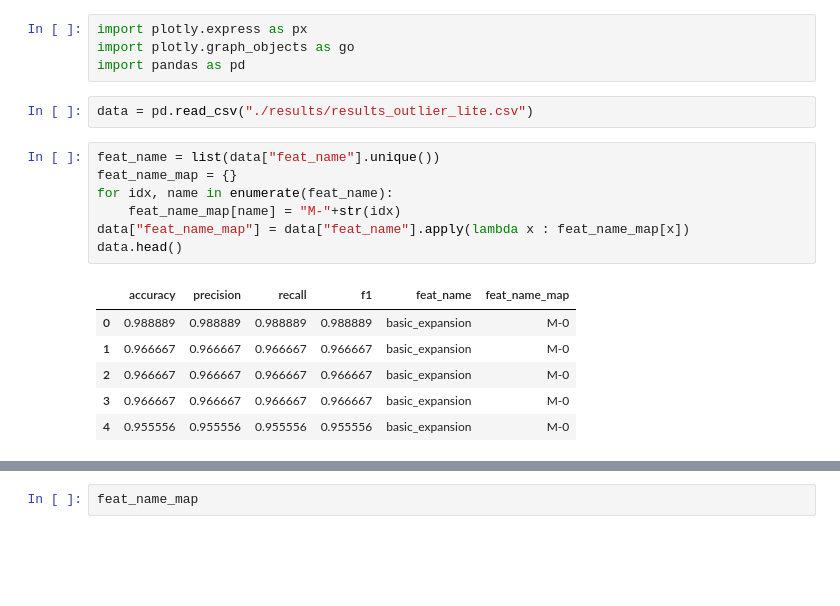
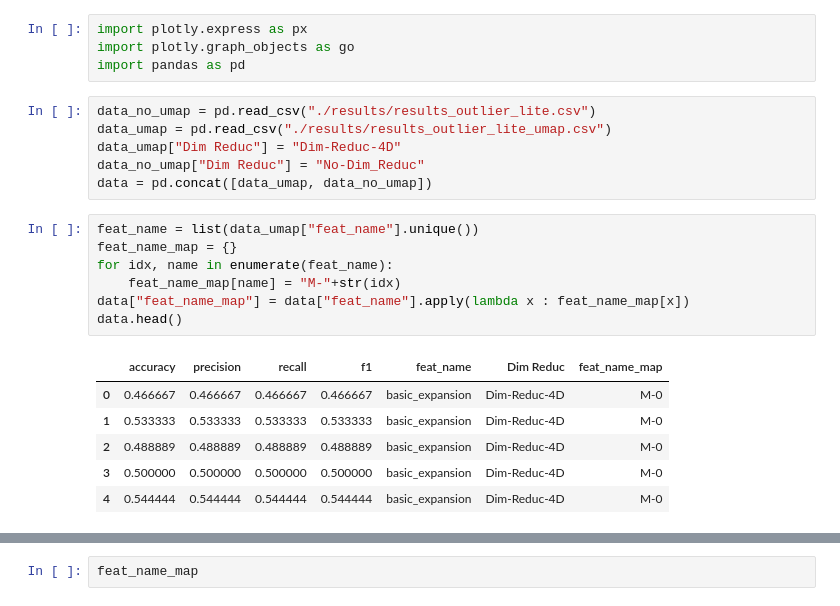
Before and after one commit to elmspace/NEExT, a Jupyter notebook: experiments/abcd/outlier_classification_experiment/analysis.ipynb, the cells around one changed output, grey strips where cells are left out. Saved outputs shown, nothing was run; the diff lists cells and outputs as text; blank space fills up the shorter version.

```diff
--- a/experiments/abcd/outlier_classification_experiment/analysis.ipynb
+++ b/experiments/abcd/outlier_classification_experiment/analysis.ipynb
@@ -3,19 +3,23 @@ import plotly.express as px
 import plotly.graph_objects as go
 import pandas as pd
 # %%
-data = pd.read_csv("./results/results_outlier_lite.csv")
+data_no_umap = pd.read_csv("./results/results_outlier_lite.csv")
+data_umap = pd.read_csv("./results/results_outlier_lite_umap.csv")
+data_umap["Dim Reduc"] = "Dim-Reduc-4D"
+data_no_umap["Dim Reduc"] = "No-Dim_Reduc"
+data = pd.concat([data_umap, data_no_umap])
 # %%
-feat_name = list(data["feat_name"].unique())
+feat_name = list(data_umap["feat_name"].unique())
 feat_name_map = {}
 for idx, name in enumerate(feat_name):
     feat_name_map[name] = "M-"+str(idx)
 data["feat_name_map"] = data["feat_name"].apply(lambda x : feat_name_map[x])
 data.head()
 # %% [output]
-|  | accuracy | precision | recall | f1 | feat_name | feat_name_map |
-| 0 | 0.988889 | 0.988889 | 0.988889 | 0.988889 | basic_expansion | M-0 |
-| 1 | 0.966667 | 0.966667 | 0.966667 | 0.966667 | basic_expansion | M-0 |
-| 2 | 0.966667 | 0.966667 | 0.966667 | 0.966667 | basic_expansion | M-0 |
-| 3 | 0.966667 | 0.966667 | 0.966667 | 0.966667 | basic_expansion | M-0 |
-| 4 | 0.955556 | 0.955556 | 0.955556 | 0.955556 | basic_expansion | M-0 |
+|  | accuracy | precision | recall | f1 | feat_name | Dim Reduc | feat_name_map |
+| 0 | 0.466667 | 0.466667 | 0.466667 | 0.466667 | basic_expansion | Dim-Reduc-4D | M-0 |
+| 1 | 0.533333 | 0.533333 | 0.533333 | 0.533333 | basic_expansion | Dim-Reduc-4D | M-0 |
+| 2 | 0.488889 | 0.488889 | 0.488889 | 0.488889 | basic_expansion | Dim-Reduc-4D | M-0 |
+| 3 | 0.500000 | 0.500000 | 0.500000 | 0.500000 | basic_expansion | Dim-Reduc-4D | M-0 |
+| 4 | 0.544444 | 0.544444 | 0.544444 | 0.544444 | basic_expansion | Dim-Reduc-4D | M-0 |
 # %%
```
Also changed, not shown: parts of 1 cell of this notebook, 3 other files.
